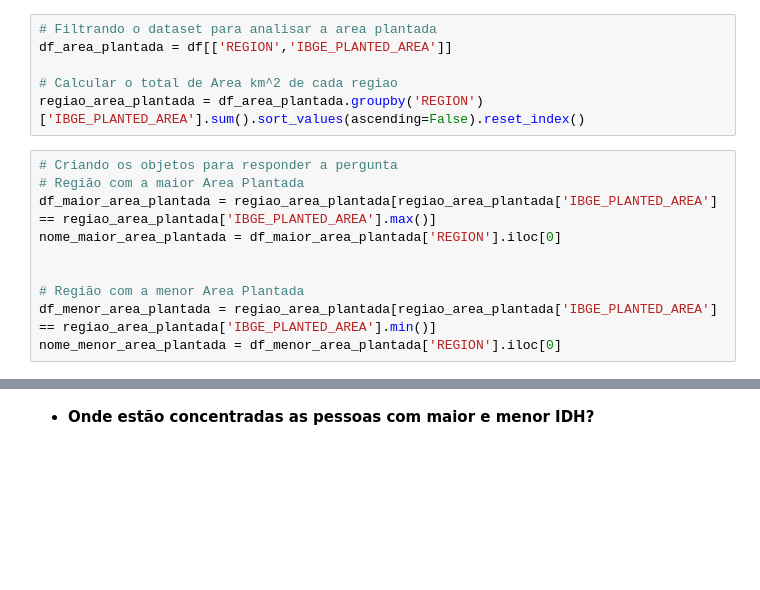
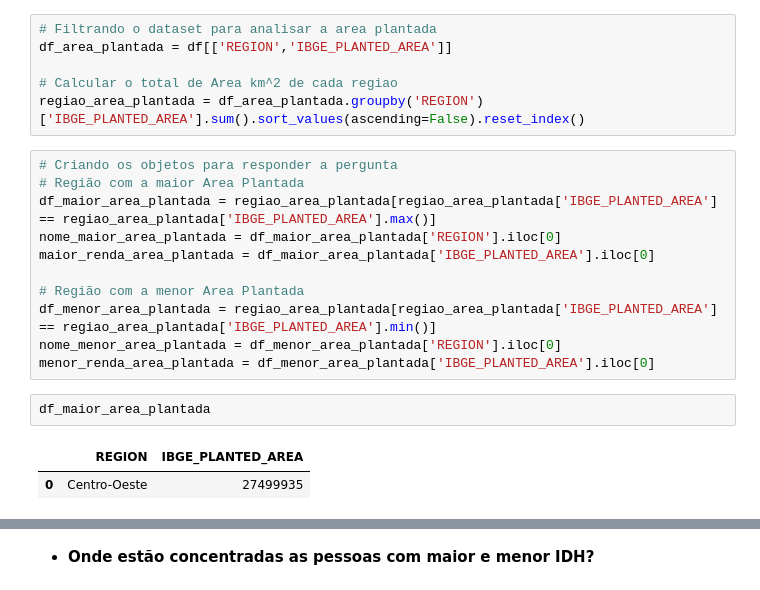
Before and after one commit to SauloSapucaia/Pojeto_EDA_Brasil, a Jupyter notebook: Projeto_EDA_Brasil.ipynb, the cells around one changed output, grey strips where cells are left out. Cells and saved outputs as stored; diff of their text form; blank space fills up the shorter version.

```diff
--- a/Projeto_EDA_Brasil.ipynb
+++ b/Projeto_EDA_Brasil.ipynb
@@ -710,11 +709,17 @@ regiao_area_plantada = df_area_plantada.groupby('REGION')['IBGE_PLANTED_AREA'].s
 # Região com a maior Area Plantada
 df_maior_area_plantada = regiao_area_plantada[regiao_area_plantada['IBGE_PLANTED_AREA'] == regiao_area_plantada['IBGE_PLANTED_AREA'].max()]
 nome_maior_area_plantada = df_maior_area_plantada['REGION'].iloc[0]
-
+maior_renda_area_plantada = df_maior_area_plantada['IBGE_PLANTED_AREA'].iloc[0]
 
 # Região com a menor Area Plantada
 df_menor_area_plantada = regiao_area_plantada[regiao_area_plantada['IBGE_PLANTED_AREA'] == regiao_area_plantada['IBGE_PLANTED_AREA'].min()]
 nome_menor_area_plantada = df_menor_area_plantada['REGION'].iloc[0]
+menor_renda_area_plantada = df_menor_area_plantada['IBGE_PLANTED_AREA'].iloc[0]
+# %%
+df_maior_area_plantada
+# %% [output]
+|  | REGION | IBGE_PLANTED_AREA |
+| 0 | Centro-Oeste | 27499935 |
 # %%
 # Imprimindo a resposta
 print('\033[1m\033[3mQual Região possui maior e menor Area Plantada?\033[0m\n')
```
Also changed, not shown: parts of 10 cells of this notebook.
